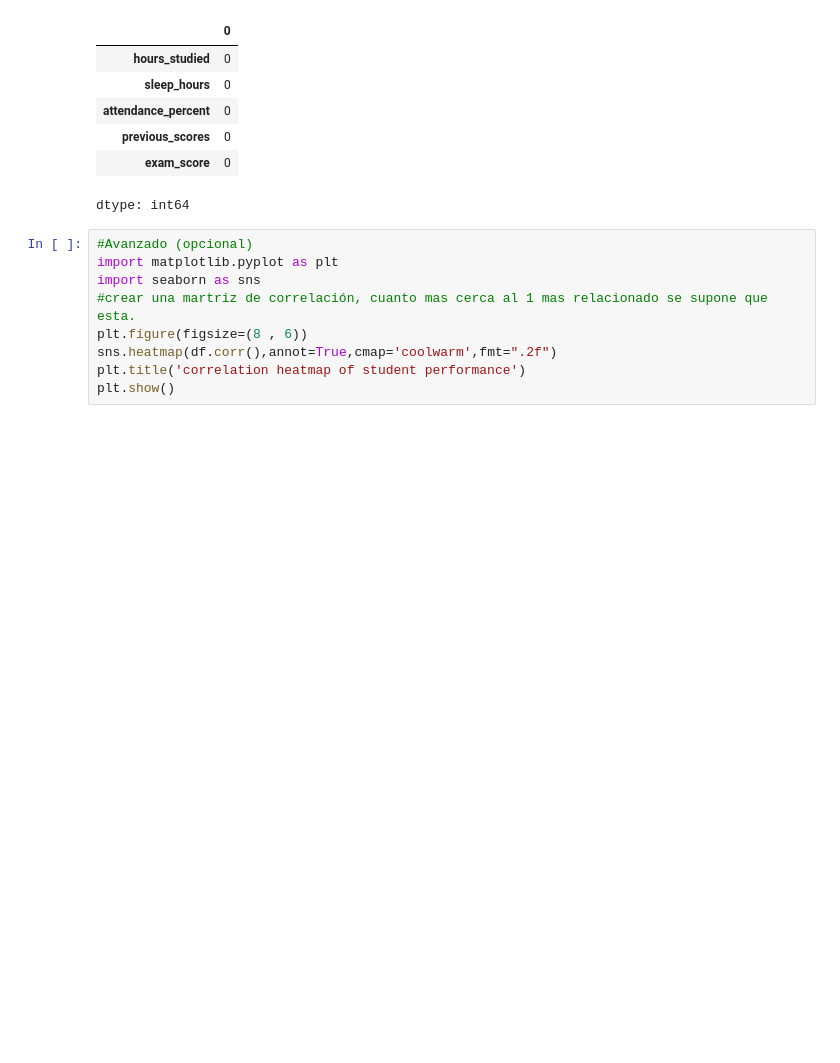
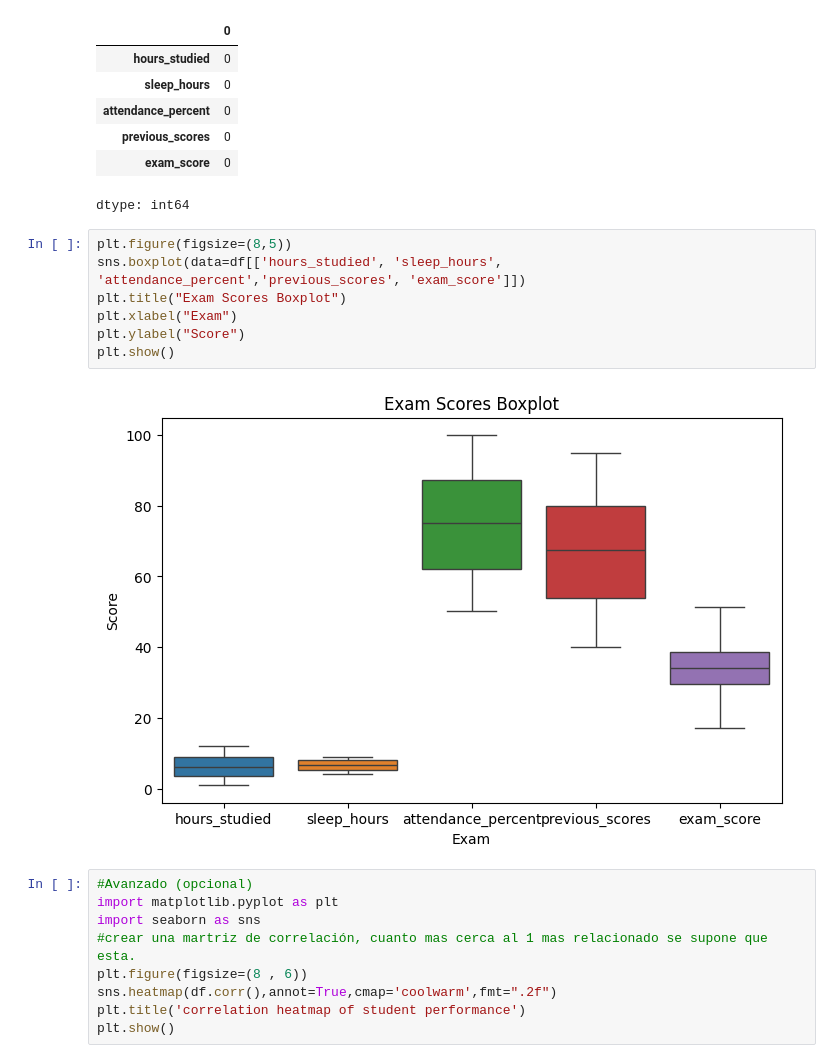
Before and after one commit to federico2018lc/Algebra, a Jupyter notebook: Algebra.ipynb, the cells around one changed output. Cells and saved outputs as stored; diff of their text form; blank space fills up the shorter version.

```diff
--- a/Algebra.ipynb
+++ b/Algebra.ipynb
@@ -91,6 +85,15 @@ df.isnull().sum()
 | previous_scores | 0 |
 | exam_score | 0 |
 dtype: int64
+# %%
+plt.figure(figsize=(8,5))
+sns.boxplot(data=df[['hours_studied', 'sleep_hours', 'attendance_percent','previous_scores', 'exam_score']])
+plt.title("Exam Scores Boxplot")
+plt.xlabel("Exam")
+plt.ylabel("Score")
+plt.show()
+# %% [output]
+[figure, added]
 # %%
 #Avanzado (opcional)
 import matplotlib.pyplot as plt
```
Also changed, not shown: parts of 15 cells of this notebook.
